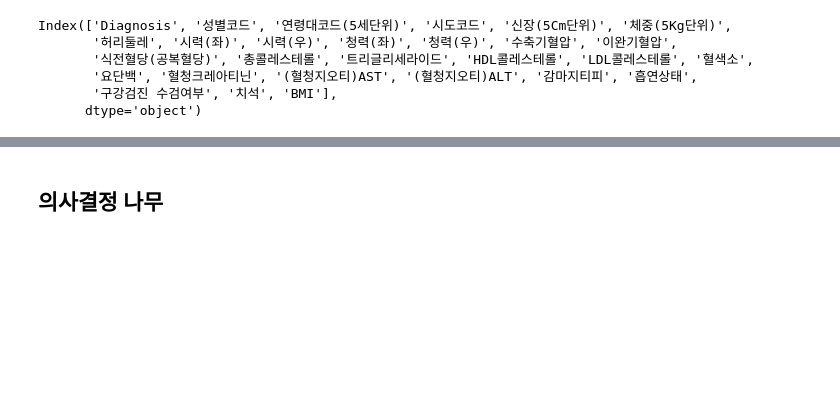
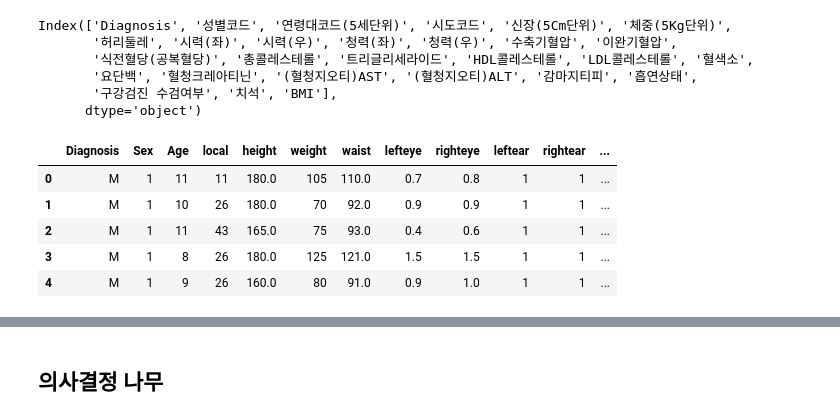
Before and after one commit to juseonjeong/pythonStudy_seon, a Jupyter notebook: py_study/Healthcare.ipynb, the cells around one changed output, grey strips where cells are left out. Cells and saved outputs as stored; diff of their text form; code cells hidden in the pictures; blank space fills up the shorter version.

```diff
--- a/py_study/Healthcare.ipynb
+++ b/py_study/Healthcare.ipynb
@@ -986,3 +989,12 @@ from sklearn.metrics import confusion_matrix
 cehealth.columns = ["Diagnosis", "Sex", "Age", "local", 'height', "weight", 'waist', 'lefteye', 'righteye', 'leftear',
                    'rightear', 'sbp', 'dbp', 'bloodsugar', 'totalcho', 'tri', 'hdl', 'ldl', 'hemo', 'yo', 'crea',
                    'ast', 'alt', 'gamma', 'smoke', 'tooth', 'toooo', 'bmi']
+# %%
+cehealth.head()
+# %% [output]
+|  | Diagnosis | Sex | Age | local | height | weight | waist | lefteye | righteye | leftear | rightear | ... |
+| 0 | M | 1 | 11 | 11 | 180.0 | 105 | 110.0 | 0.7 | 0.8 | 1 | 1 | ... |
+| 1 | M | 1 | 10 | 26 | 180.0 | 70 | 92.0 | 0.9 | 0.9 | 1 | 1 | ... |
+| 2 | M | 1 | 11 | 43 | 165.0 | 75 | 93.0 | 0.4 | 0.6 | 1 | 1 | ... |
+| 3 | M | 1 | 8 | 26 | 180.0 | 125 | 121.0 | 1.5 | 1.5 | 1 | 1 | ... |
+| 4 | M | 1 | 9 | 26 | 160.0 | 80 | 91.0 | 0.9 | 1.0 | 1 | 1 | ... |
```
Also changed, not shown: parts of 33 cells of this notebook.
